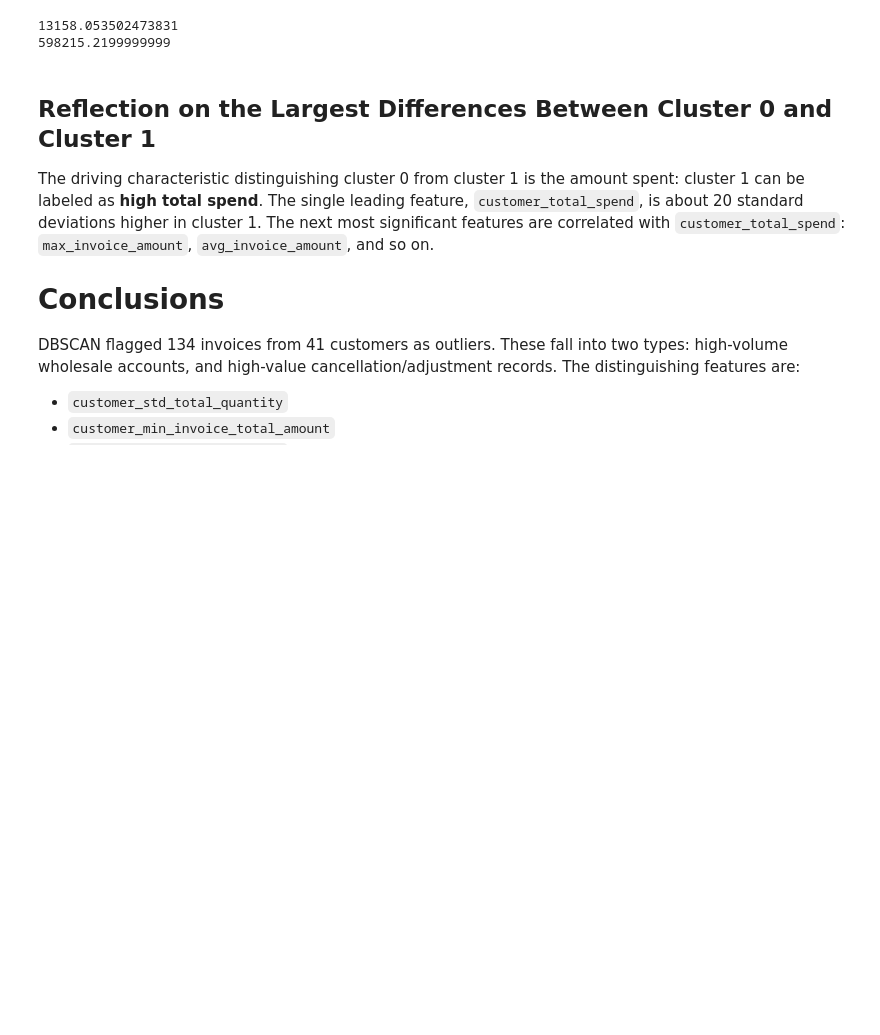
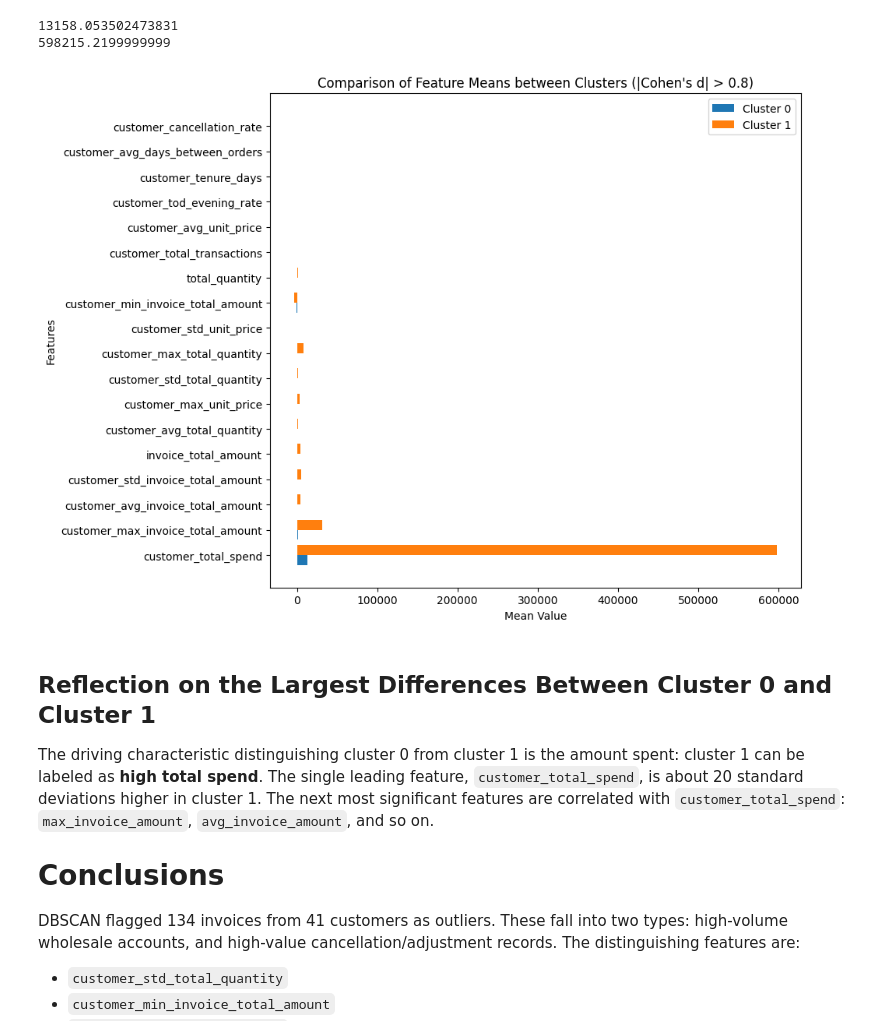
Before and after one commit to smnsht/unusual-customer-purchasing, a Jupyter notebook: notebooks/04_UnusualPurchasingBehavior.ipynb, the cells around one changed output. Drawn from its saved outputs; the diff is of its cells as text; code cells hidden in the pictures; blank space fills up the shorter version.

Commit message:
add new bar plot: clusters means

```diff
--- a/notebooks/04_UnusualPurchasingBehavior.ipynb
+++ b/notebooks/04_UnusualPurchasingBehavior.ipynb
@@ -693,6 +693,31 @@ print(df_cluster1.customer_total_spend.mean())
 # %% [output]
 13158.053502473831
 598215.2199999999
+# %%
+# restrict to the features that meaningfully distinguish Cluster 0 from Cluster 1
+# (same |Cohen's d| > 0.8 filter as cohens_d_df2 above), instead of all raw columns -
+# customer_total_spend alone would otherwise dwarf every other feature on a shared axis
+selected_features = cohens_d_df2.index
+
+df_cluster0_means = df_cluster0[selected_features].mean(numeric_only=True)
+df_cluster1_means = df_cluster1[selected_features].mean(numeric_only=True)
+
+y = np.arange(len(df_cluster0_means))
+bar_height = 0.4
+fig_height = max(4, 0.35 * len(df_cluster0_means) + 1)
+
+plt.figure(figsize=(10, fig_height))
+plt.barh(y - bar_height / 2, df_cluster0_means, height=bar_height, label='Cluster 0')
+plt.barh(y + bar_height / 2, df_cluster1_means, height=bar_height, label='Cluster 1')
+plt.yticks(y, df_cluster0_means.index)
+plt.xlabel('Mean Value')
+plt.ylabel('Features')
+plt.title("Comparison of Feature Means between Clusters (|Cohen's d| > 0.8)")
+plt.legend()
+plt.tight_layout()
+plt.show()
+# %% [output]
+[figure, added]
 # %% [markdown]
 ## Reflection on the Largest Differences Between Cluster 0 and Cluster 1
 
```
